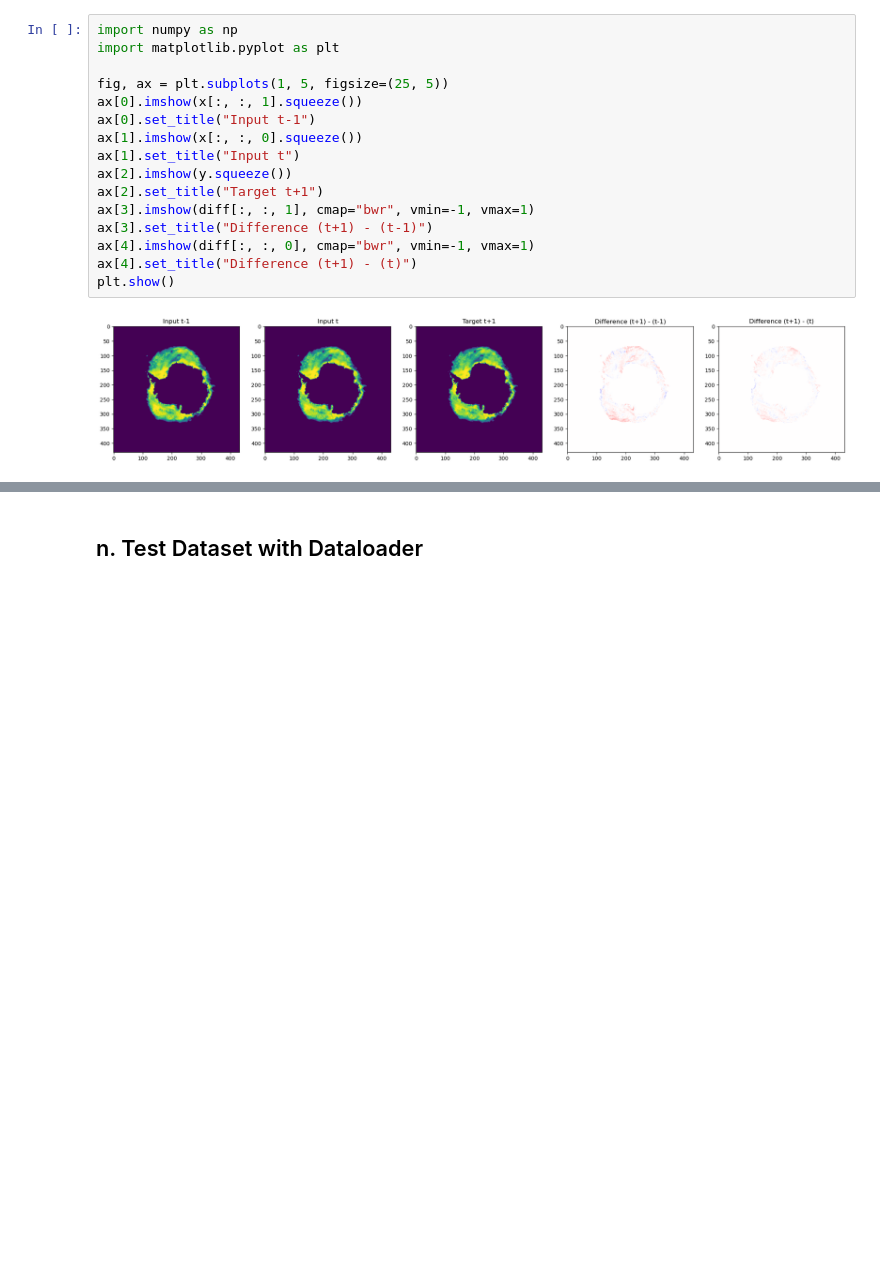
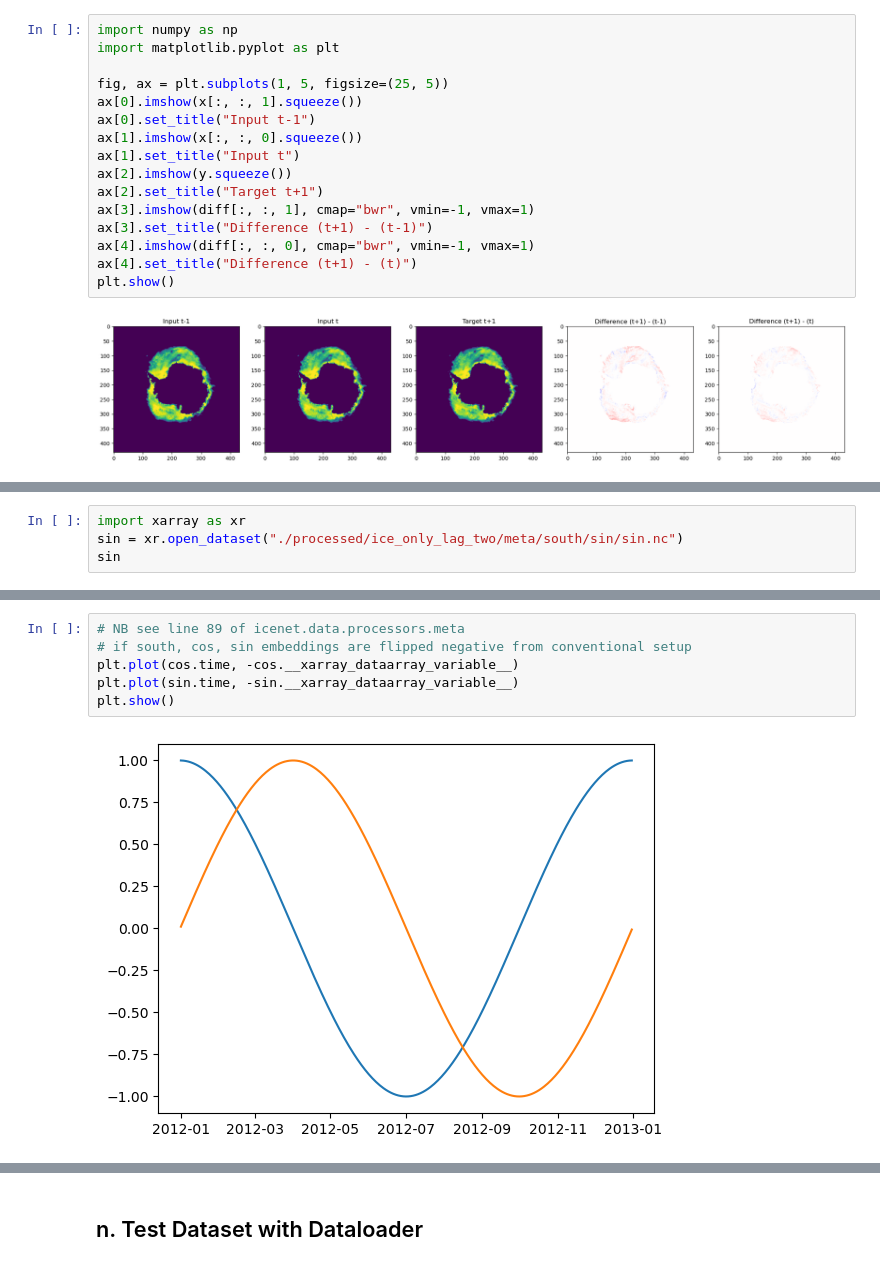
Before and after one commit to ampersandmcd/icenet-experimental, a Jupyter notebook: backbone-v1/datasets.ipynb, the cells around one changed output, grey strips where cells are left out. Cells and saved outputs as stored; diff of their text form; blank space fills up the shorter version.

```diff
--- a/backbone-v1/datasets.ipynb
+++ b/backbone-v1/datasets.ipynb
@@ -447,0 +582,4 @@ plt.show()
+# %%
+import xarray as xr
+sin = xr.open_dataset("./processed/ice_only_lag_two/meta/south/sin/sin.nc")
+sin
@@ -447,0 +660,8 @@ plt.show()
+# %%
+# NB see line 89 of icenet.data.processors.meta
+# if south, cos, sin embeddings are flipped negative from conventional setup
+plt.plot(cos.time, -cos.__xarray_dataarray_variable__)
+plt.plot(sin.time, -sin.__xarray_dataarray_variable__)
+plt.show()
+# %% [output]
+[figure, added]
```
Also changed, not shown: parts of 21 cells of this notebook, 30 other files.
